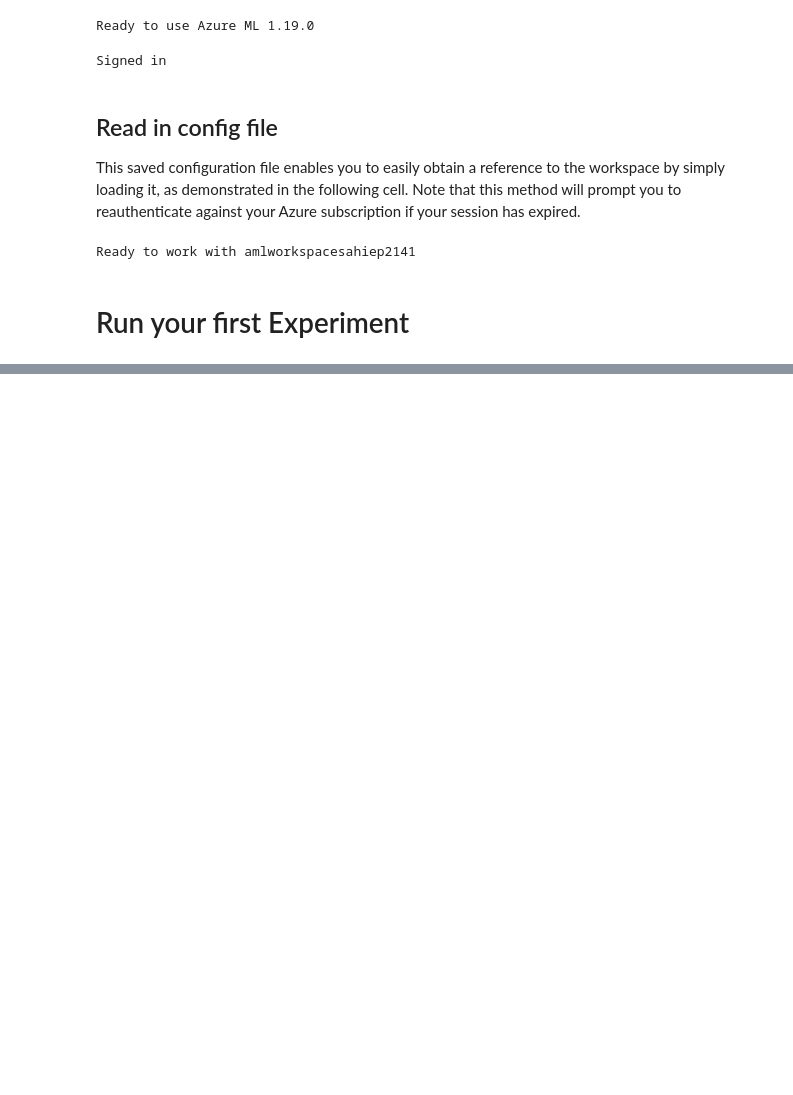
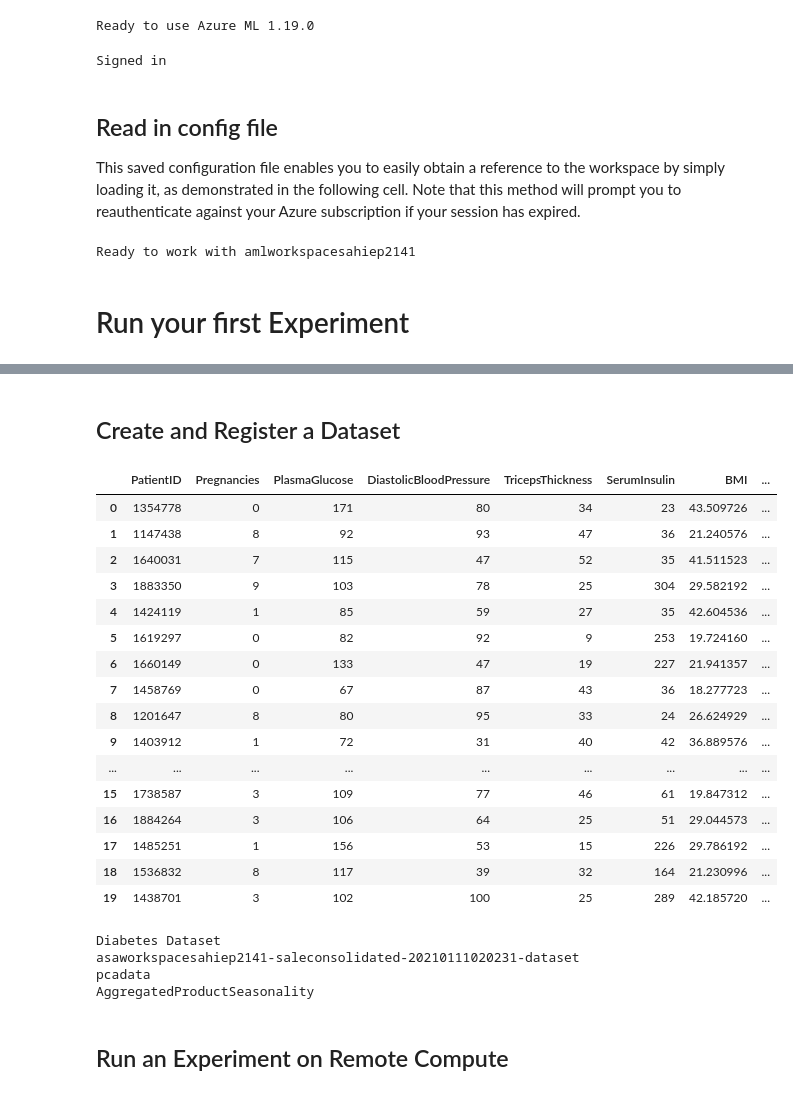
Before and after one commit to Sahiep/AzureMLGettingStarted, a Jupyter notebook: notebooks/e2e - First ML Project.ipynb, the cells around one changed output, grey strips where cells are left out. Drawn from its saved outputs; the diff is of its cells as text; code cells hidden in the pictures; blank space fills up the shorter version.

```diff
--- a/notebooks/e2e - First ML Project.ipynb
+++ b/notebooks/e2e - First ML Project.ipynb
@@ -87,0 +101,9 @@ run
+# %%
+from azureml.core import Datastore
+
+# Get the default datastore
+default_ds = ws.get_default_datastore()
+
+# Enumerate all datastores, indicating which is the default
+for ds_name in ws.datastores:
+    print(ds_name, "- Default =", ds_name == default_ds.name)
@@ -87,0 +137,47 @@ run
+# %% [markdown]
+## Create and Register a Dataset
+# %%
+from azureml.core import Dataset
+
+#Create a tabular dataset from the path on the datastore (this may take a short while)
+data_set = Dataset.Tabular.from_delimited_files(path=(default_ds, 'diabetes-data/diabetes.csv'))
+
+# Display the first 20 rows as a Pandas dataframe
+data_set.take(20).to_pandas_dataframe()
+# %% [output]
+|  | PatientID | Pregnancies | PlasmaGlucose | DiastolicBloodPressure | TricepsThickness | SerumInsulin | BMI | ... |
+| 0 | 1354778 | 0 | 171 | 80 | 34 | 23 | 43.509726 | ... |
+| 1 | 1147438 | 8 | 92 | 93 | 47 | 36 | 21.240576 | ... |
+| 2 | 1640031 | 7 | 115 | 47 | 52 | 35 | 41.511523 | ... |
+| 3 | 1883350 | 9 | 103 | 78 | 25 | 304 | 29.582192 | ... |
+| 4 | 1424119 | 1 | 85 | 59 | 27 | 35 | 42.604536 | ... |
+| 5 | 1619297 | 0 | 82 | 92 | 9 | 253 | 19.724160 | ... |
+| 6 | 1660149 | 0 | 133 | 47 | 19 | 227 | 21.941357 | ... |
+| 7 | 1458769 | 0 | 67 | 87 | 43 | 36 | 18.277723 | ... |
+| 8 | 1201647 | 8 | 80 | 95 | 33 | 24 | 26.624929 | ... |
+| 9 | 1403912 | 1 | 72 | 31 | 40 | 42 | 36.889576 | ... |
+| ... | ... | ... | ... | ... | ... | ... | ... | ... |
+| 15 | 1738587 | 3 | 109 | 77 | 46 | 61 | 19.847312 | ... |
+| 16 | 1884264 | 3 | 106 | 64 | 25 | 51 | 29.044573 | ... |
+| 17 | 1485251 | 1 | 156 | 53 | 15 | 226 | 29.786192 | ... |
+| 18 | 1536832 | 8 | 117 | 39 | 32 | 164 | 21.230996 | ... |
+| 19 | 1438701 | 3 | 102 | 100 | 25 | 289 | 42.185720 | ... |
+# %%
+# Register the dataset
+dataset_name = 'Diabetes Dataset'
+data_set = data_set.register(workspace=ws,
+                           name=dataset_name,
+                           description='diabetes data',
+                           tags = {'year':'2019', 'category':'Diabetes'},
+                           create_new_version=True)
+
+# List the datasets registered in the workspace
+for ds in ws.datasets:
+    print(ds)
+# %% [output]
+Diabetes Dataset
+asaworkspacesahiep2141-saleconsolidated-20210111020231-dataset
+pcadata
+AggregatedProductSeasonality
+# %% [markdown]
+## Run an Experiment on Remote Compute
```
Also changed, not shown: parts of 25 cells of this notebook.
